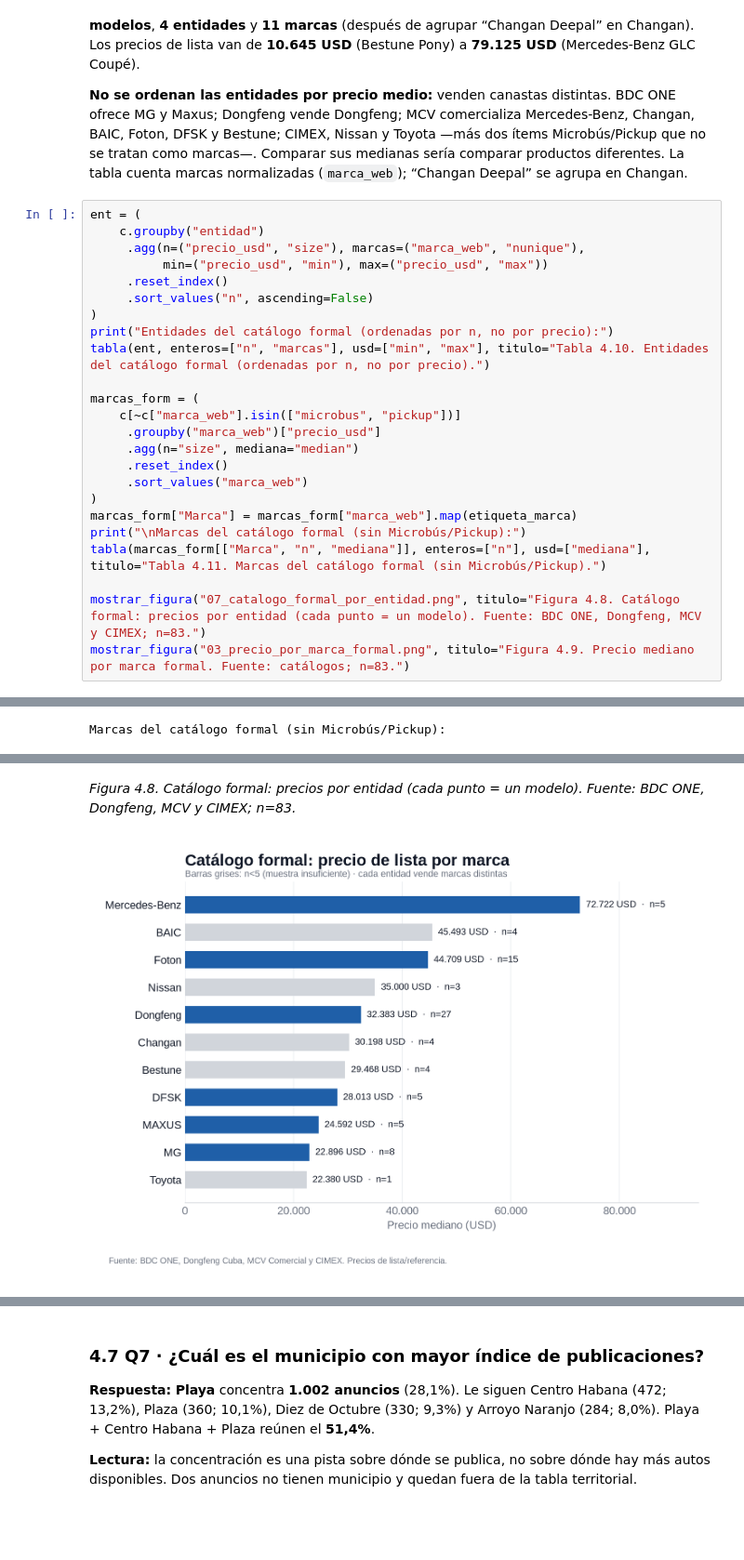
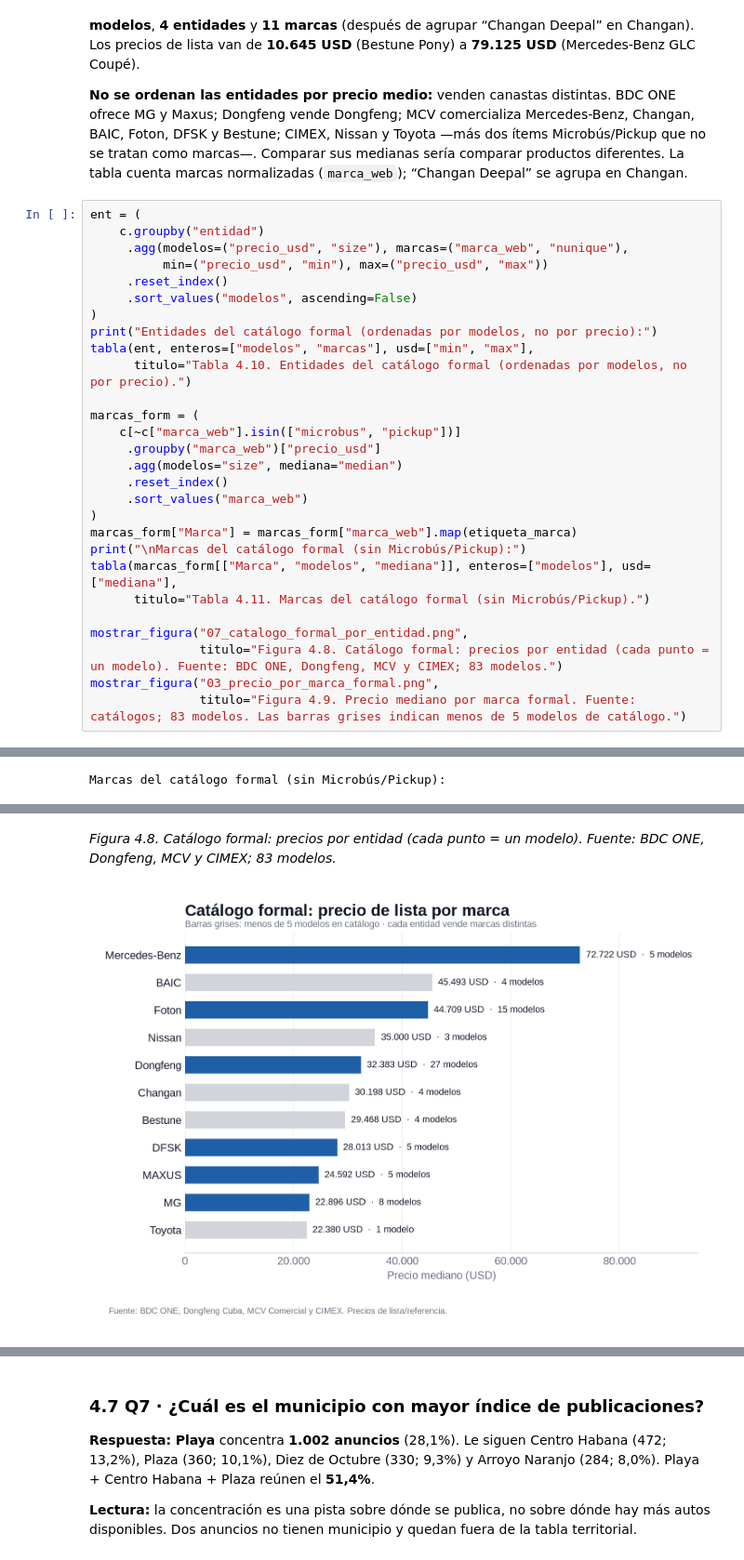
Before and after one commit to aRandomFool/ICD-Mercado-Automotriz, a Jupyter notebook: notebooks/reporte_completo_mercado_automotriz.ipynb, the cells around one changed output, grey strips where cells are left out. Shown at 93% size. Cells and saved outputs as stored; diff of their text form; blank space fills up the shorter version.

```diff
--- a/notebooks/reporte_completo_mercado_automotriz.ipynb
+++ b/notebooks/reporte_completo_mercado_automotriz.ipynb
@@ -738,25 +749,29 @@ Antes de comparar, conviene describir qué hay en el canal formal. El catálogo
 # %%
 ent = (
     c.groupby("entidad")
-     .agg(n=("precio_usd", "size"), marcas=("marca_web", "nunique"),
+     .agg(modelos=("precio_usd", "size"), marcas=("marca_web", "nunique"),
           min=("precio_usd", "min"), max=("precio_usd", "max"))
      .reset_index()
-     .sort_values("n", ascending=False)
+     .sort_values("modelos", ascending=False)
 )
-print("Entidades del catálogo formal (ordenadas por n, no por precio):")
-tabla(ent, enteros=["n", "marcas"], usd=["min", "max"], titulo="Tabla 4.10. Entidades del catálogo formal (ordenadas por n, no por precio).")
+print("Entidades del catálogo formal (ordenadas por modelos, no por precio):")
+tabla(ent, enteros=["modelos", "marcas"], usd=["min", "max"],
+      titulo="Tabla 4.10. Entidades del catálogo formal (ordenadas por modelos, no por precio).")
 
 marcas_form = (
     c[~c["marca_web"].isin(["microbus", "pickup"])]
      .groupby("marca_web")["precio_usd"]
-     .agg(n="size", mediana="median")
+     .agg(modelos="size", mediana="median")
      .reset_index()
      .sort_values("marca_web")
 )
 marcas_form["Marca"] = marcas_form["marca_web"].map(etiqueta_marca)
 print("\nMarcas del catálogo formal (sin Microbús/Pickup):")
-tabla(marcas_form[["Marca", "n", "mediana"]], enteros=["n"], usd=["mediana"], titulo="Tabla 4.11. Marcas del catálogo formal (sin Microbús/Pickup).")
+tabla(marcas_form[["Marca", "modelos", "mediana"]], enteros=["modelos"], usd=["mediana"],
+      titulo="Tabla 4.11. Marcas del catálogo formal (sin Microbús/Pickup).")
 
-mostrar_figura("07_catalogo_formal_por_entidad.png", titulo="Figura 4.8. Catálogo formal: precios por entidad (cada punto = un modelo). Fuente: BDC ONE, Dongfeng, MCV y CIMEX; n=83.")
-mostrar_figura("03_precio_por_marca_formal.png", titulo="Figura 4.9. Precio mediano por marca formal. Fuente: catálogos; n=83.")
+mostrar_figura("07_catalogo_formal_por_entidad.png",
+               titulo="Figura 4.8. Catálogo formal: precios por entidad (cada punto = un modelo). Fuente: BDC ONE, Dongfeng, MCV y CIMEX; 83 modelos.")
+mostrar_figura("03_precio_por_marca_formal.png",
+               titulo="Figura 4.9. Precio mediano por marca formal. Fuente: catálogos; 83 modelos. Las barras grises indican menos de 5 modelos de catálogo.")
 # %% [output]
@@ -785,2 +800,2 @@ Marcas del catálogo formal (sin Microbús/Pickup):
-*Figura 4.8. Catálogo formal: precios por entidad (cada punto = un modelo). Fuente: BDC ONE, Dongfeng, MCV y CIMEX; n=83.*
+*Figura 4.8. Catálogo formal: precios por entidad (cada punto = un modelo). Fuente: BDC ONE, Dongfeng, MCV y CIMEX; 83 modelos.*
-[figure, old version]
+[figure, new version]
```
Also changed, not shown: parts of 12 cells of this notebook, 23 other files.
